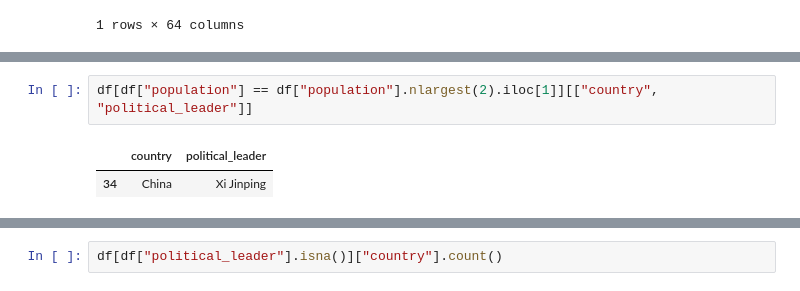
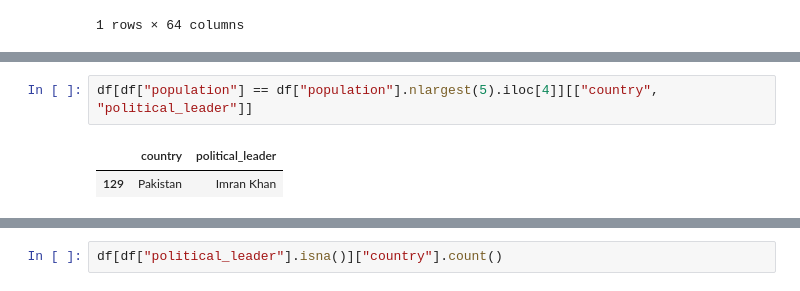
Before and after one commit to AhmedShaykh/Data-Analysis, a Jupyter notebook: Pandas/project_countries.ipynb, the cells around one changed output, grey strips where cells are left out. Saved outputs shown, nothing was run; the diff lists cells and outputs as text.

```diff
--- a/Pandas/project_countries.ipynb
+++ b/Pandas/project_countries.ipynb
@@ -180,6 +186,6 @@ df[df["population"] == df["population"].nlargest(2).iloc[1]]
 # %%
-df[df["population"] == df["population"].nlargest(2).iloc[1]][["country", "political_leader"]]
+df[df["population"] == df["population"].nlargest(5).iloc[4]][["country", "political_leader"]]
 # %% [output]
 |  | country | political_leader |
-| 34 | China | Xi Jinping |
+| 129 | Pakistan | Imran Khan |
 # %%
```
Also changed, not shown: parts of 3 cells of this notebook, 9 other files.
